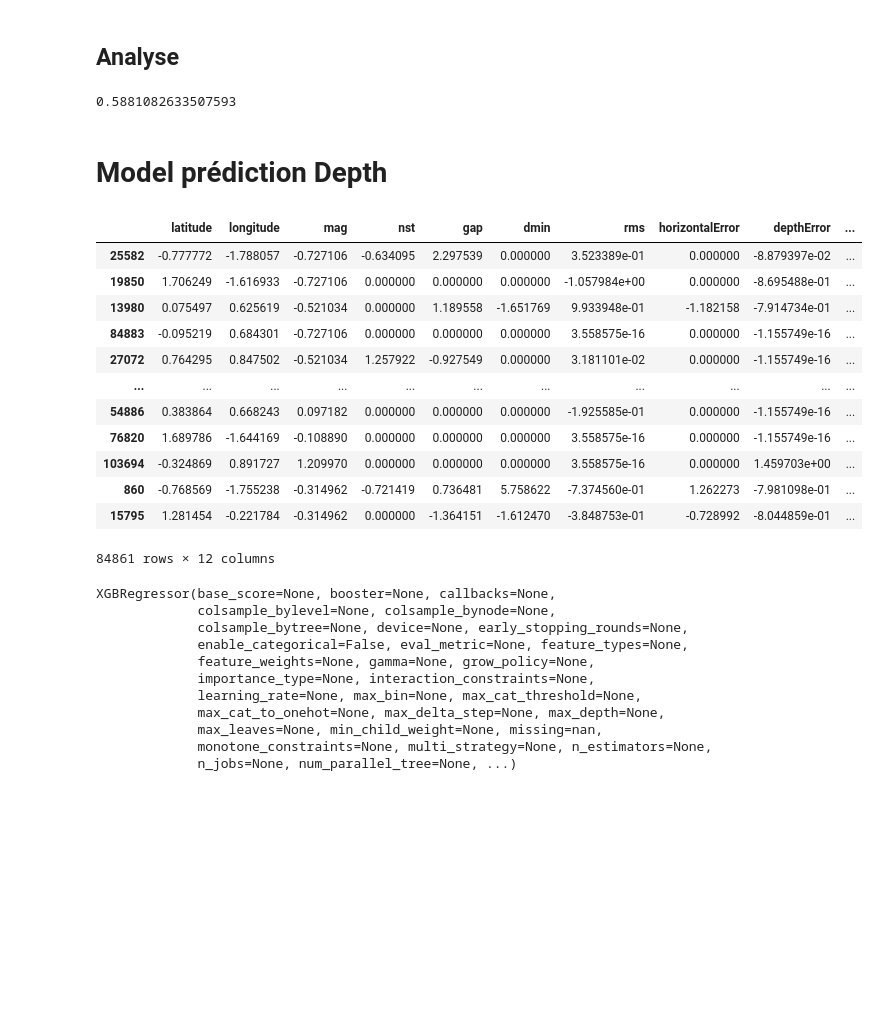
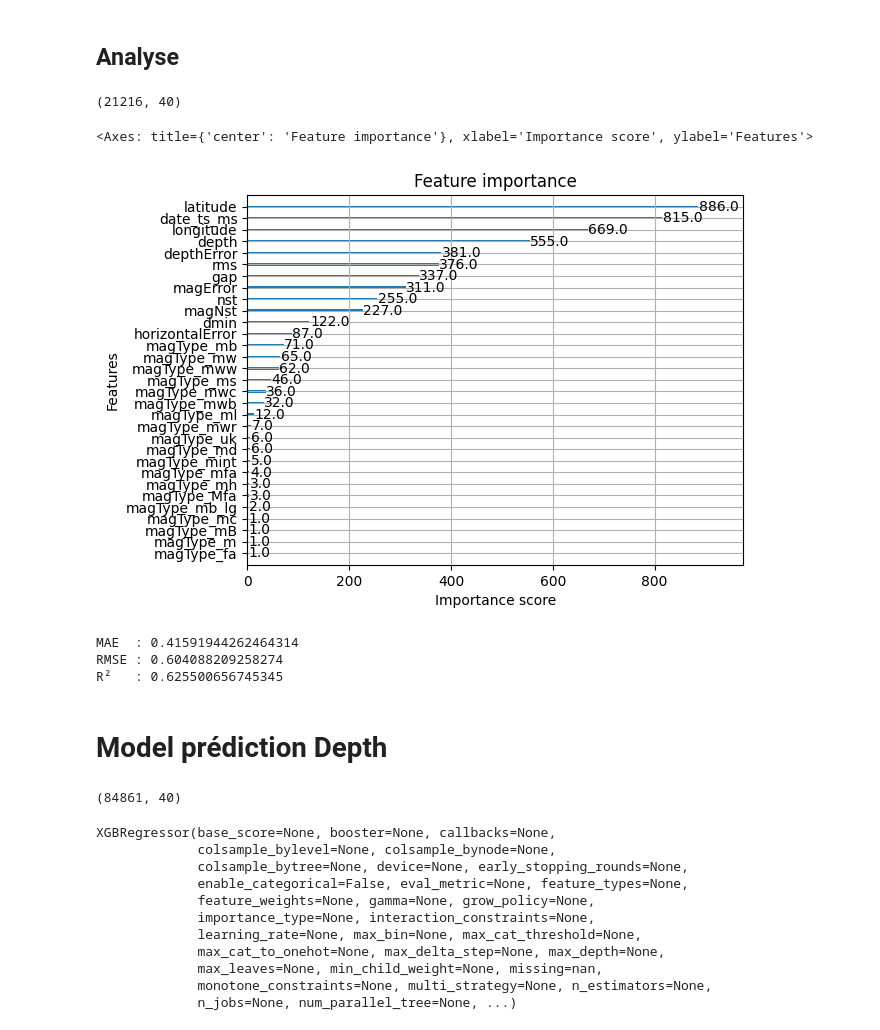
Before and after one commit to TristanRib/Documentation, a Jupyter notebook: Séisme.ipynb, the cells around one changed output. Cells and saved outputs as stored; diff of their text form; code cells hidden in the pictures; blank space fills up the shorter version.

```diff
--- a/Séisme.ipynb
+++ b/Séisme.ipynb
@@ -178,5 +162,7 @@ df_transformed["date_ts_ms"] = df_transformed["time"].astype("int64") // 10**6
+# %%
+df_transformed = pd.get_dummies(df, columns=['magType'])
 # %%
-df_transformed = df_transformed.drop(["magType", "id", "status", "updated", "place", "type", "time"], axis=1)
+df_transformed = df_transformed.drop(["id", "status", "updated", "place", "type", "time"], axis=1)
 # %%
 from sklearn.preprocessing import StandardScaler
 
@@ -205,5 +217,5 @@ X_train_1, X_test_1, y_train_1, y_test_1 = train_test_split(X, y, test_size=0.2,
 # %%
-xgb_model_1 = xgb.XGBRegressor(objective="reg:squarederror", random_state=42)
+xgb_model_1 = xgb.XGBRegressor(random_state=42)
 # %%
 xgb_model_1.fit(X_train_1, y_train_1)
 # %% [output]
@@ -220,10 +232,27 @@ XGBRegressor(base_score=None, booster=None, callbacks=None,
              n_jobs=None, num_parallel_tree=None, ...)
 # %% [markdown]
 ## Analyse
-# %%
-xgb_model_1.score(X_test_1, y_test_1)
-# %% [output]
-0.5881082633507593
+# %%
+X_test_1.shape
+# %% [output]
+(21216, 40)
+# %%
+xgb.plot_importance(xgb_model_1)
+# %% [output]
+<Axes: title={'center': 'Feature importance'}, xlabel='Importance score', ylabel='Features'>
+[figure, added]
+# %%
+
+
+y_pred = xgb_model_1.predict(X_test_1)
+
+print(f"MAE  : {mean_absolute_error(y_test_1, y_pred)}")
+print(f"RMSE : {np.sqrt(mean_squared_error(y_test_1, y_pred))}")
+print(f"R²   : {r2_score(y_test_1, y_pred)}")
+# %% [output]
+MAE  : 0.41591944262464314
+RMSE : 0.604088209258274
+R²   : 0.625500656745345
 # %% [markdown]
 # Model prédiction Depth
 # %%
@@ -231,24 +260,12 @@ from sklearn.model_selection import train_test_split
 X = df_scaled.drop("depth", axis=1)
 y = df_scaled["depth"]
 X_train_2, X_test_2, y_train_2, y_test_2 = train_test_split(X, y, test_size=0.2, random_state=42)
+# %%
+X_train_2.shape
+# %% [output]
+(84861, 40)
 # %%
 xgb_model_2 = xgb.XGBRegressor(objective="reg:squarederror", random_state=42)
-# %%
-X_train_2
-# %% [output]
-|  | latitude | longitude | mag | nst | gap | dmin | rms | horizontalError | depthError | ... |
-| 25582 | -0.777772 | -1.788057 | -0.727106 | -0.634095 | 2.297539 | 0.000000 | 3.523389e-01 | 0.000000 | -8.879397e-02 | ... |
-| 19850 | 1.706249 | -1.616933 | -0.727106 | 0.000000 | 0.000000 | 0.000000 | -1.057984e+00 | 0.000000 | -8.695488e-01 | ... |
-| 13980 | 0.075497 | 0.625619 | -0.521034 | 0.000000 | 1.189558 | -1.651769 | 9.933948e-01 | -1.182158 | -7.914734e-01 | ... |
-| 84883 | -0.095219 | 0.684301 | -0.727106 | 0.000000 | 0.000000 | 0.000000 | 3.558575e-16 | 0.000000 | -1.155749e-16 | ... |
-| 27072 | 0.764295 | 0.847502 | -0.521034 | 1.257922 | -0.927549 | 0.000000 | 3.181101e-02 | 0.000000 | -1.155749e-16 | ... |
-| ... | ... | ... | ... | ... | ... | ... | ... | ... | ... | ... |
-| 54886 | 0.383864 | 0.668243 | 0.097182 | 0.000000 | 0.000000 | 0.000000 | -1.925585e-01 | 0.000000 | -1.155749e-16 | ... |
-| 76820 | 1.689786 | -1.644169 | -0.108890 | 0.000000 | 0.000000 | 0.000000 | 3.558575e-16 | 0.000000 | -1.155749e-16 | ... |
-| 103694 | -0.324869 | 0.891727 | 1.209970 | 0.000000 | 0.000000 | 0.000000 | 3.558575e-16 | 0.000000 | 1.459703e+00 | ... |
-| 860 | -0.768569 | -1.755238 | -0.314962 | -0.721419 | 0.736481 | 5.758622 | -7.374560e-01 | 1.262273 | -7.981098e-01 | ... |
-| 15795 | 1.281454 | -0.221784 | -0.314962 | 0.000000 | -1.364151 | -1.612470 | -3.848753e-01 | -0.728992 | -8.044859e-01 | ... |
-84861 rows × 12 columns
 # %%
 xgb_model_2.fit(X_train_2, y_train_2)
 # %% [output]
```
Also changed, not shown: parts of 19 cells of this notebook, 2 other files.
